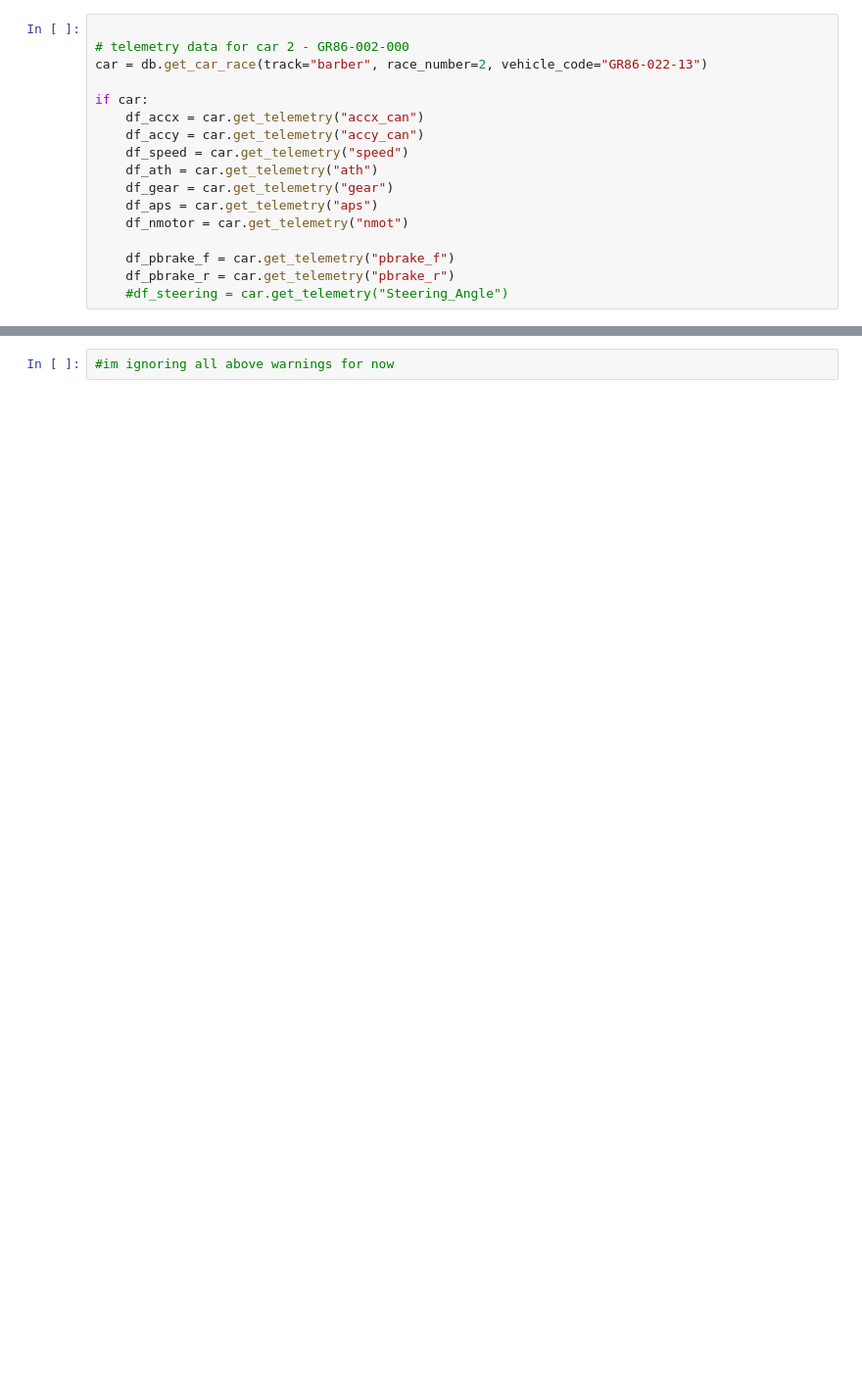
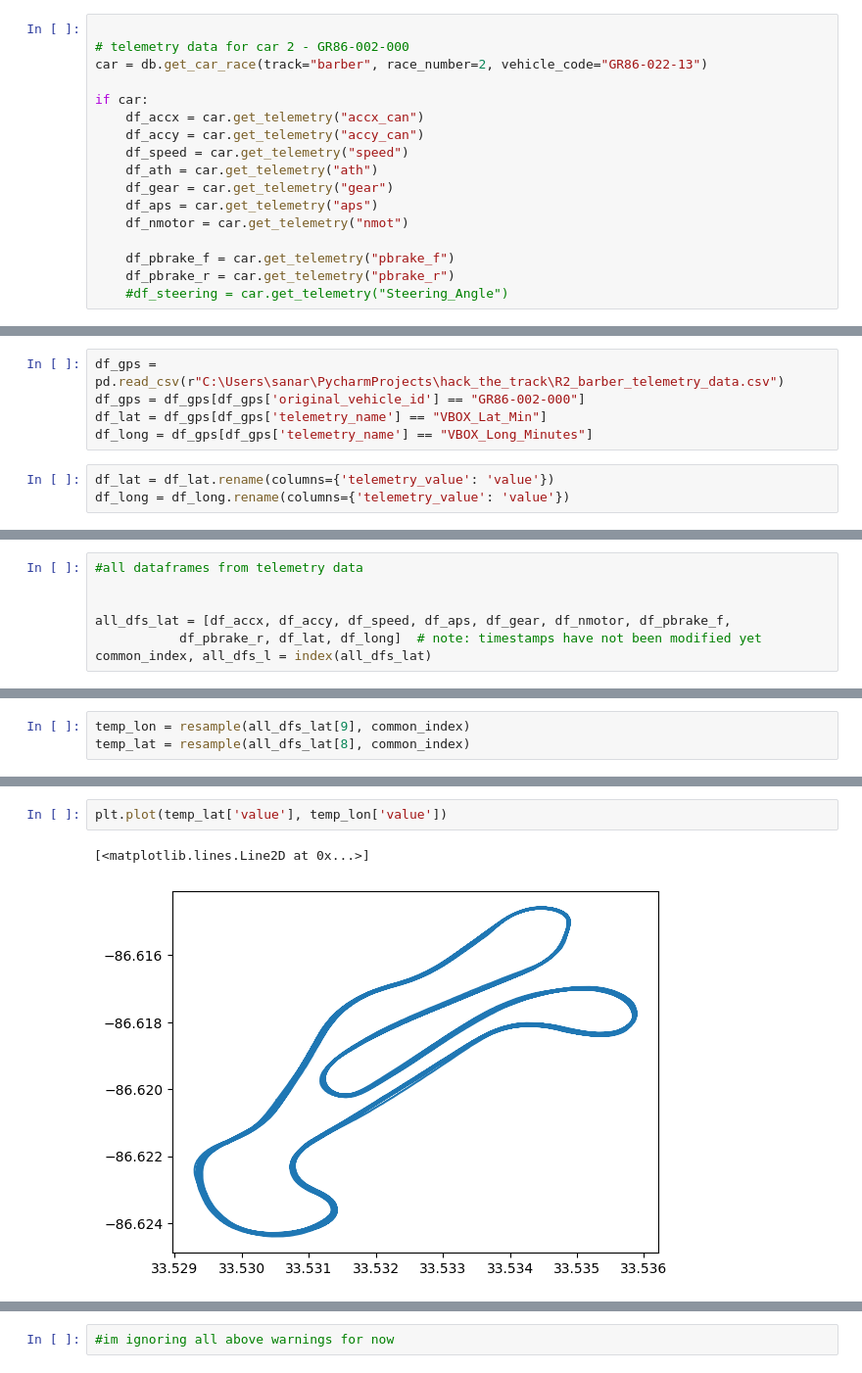
Before and after one commit to UBC-Solar/hack_the_track, a Jupyter notebook: backend/telemetry/car2.ipynb, the cells around one changed output, grey strips where cells are left out. Shown: that part at 98% size. Drawn from its saved outputs; the diff is of its cells as text; blank space fills up the shorter version.

```diff
--- a/backend/telemetry/car2.ipynb
+++ b/backend/telemetry/car2.ipynb
@@ -110,0 +217,8 @@ df_accx_in.head()
+# %%
+df_gps = pd.read_csv(r"C:\Users\sanar\PycharmProjects\hack_the_track\R2_barber_telemetry_data.csv")
+df_gps = df_gps[df_gps['original_vehicle_id'] == "GR86-002-000"]
+df_lat = df_gps[df_gps['telemetry_name'] == "VBOX_Lat_Min"]
+df_long = df_gps[df_gps['telemetry_name'] == "VBOX_Long_Minutes"]
+# %%
+df_lat = df_lat.rename(columns={'telemetry_value': 'value'})
+df_long = df_long.rename(columns={'telemetry_value': 'value'})
@@ -110,0 +234,7 @@ df_accx_in.head()
+# %%
+#all dataframes from telemetry data
+
+
+all_dfs_lat = [df_accx, df_accy, df_speed, df_aps, df_gear, df_nmotor, df_pbrake_f,
+           df_pbrake_r, df_lat, df_long]  # note: timestamps have not been modified yet
+common_index, all_dfs_l = index(all_dfs_lat)
@@ -110,0 +250,3 @@ df_accx_in.head()
+# %%
+temp_lon = resample(all_dfs_lat[9], common_index)
+temp_lat = resample(all_dfs_lat[8], common_index)
@@ -110,0 +262,5 @@ df_accx_in.head()
+# %%
+plt.plot(temp_lat['value'], temp_lon['value'])
+# %% [output]
+[<matplotlib.lines.Line2D at 0x...>]
+[figure, added]
```
Also changed, not shown: parts of 59 cells of this notebook, 1 other file.
